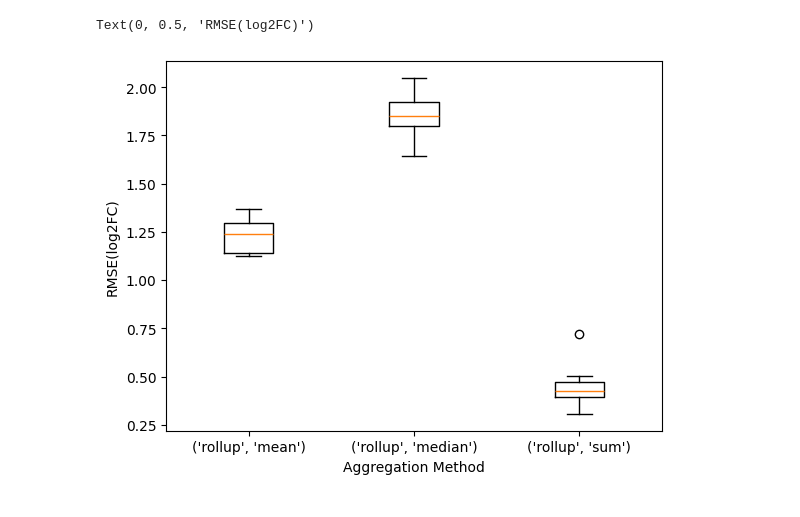
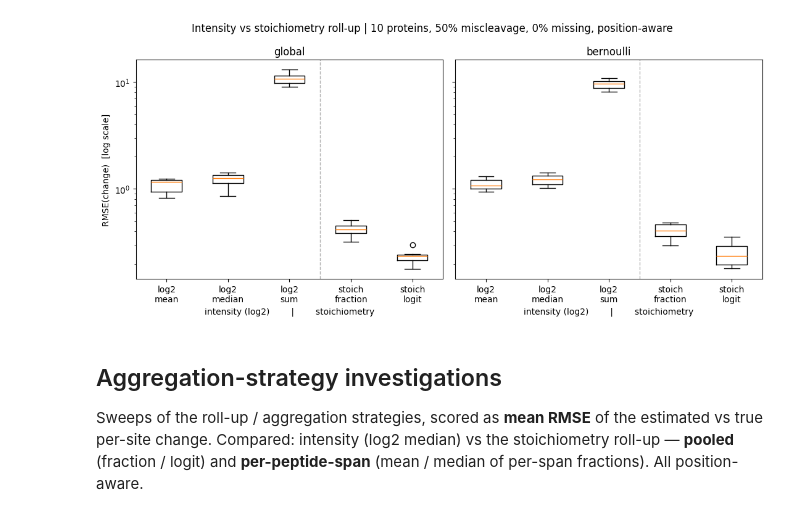
Before and after one commit to pcruzparri/QuantProteomicsSimBox, a Jupyter notebook: src/quantproteomicssimbox/playground.ipynb, the cells around one changed output. Drawn from its saved outputs; the diff is of its cells as text; code cells hidden in the pictures.

```diff
--- a/src/quantproteomicssimbox/playground.ipynb
+++ b/src/quantproteomicssimbox/playground.ipynb
@@ -112,10 +116,24 @@ rmses
 # %%
-plt.boxplot(
-    rmses.values(),
-    tick_labels=rmses.keys(),
-    )
-plt.xlabel("Aggregation Method")
-plt.ylabel("RMSE(log2FC)")
+fig, axes = plt.subplots(1, len(models), figsize=(11, 5), sharey=True, squeeze=False)
+for c, model in enumerate(models):
+    ax = axes[0][c]
+    ax.boxplot([rmses[(model, lab)] for lab in labels], tick_labels=labels)
+    ax.set_yscale("log")
+    ax.axvline(len(intensity_aggs) + 0.5, color="0.7", ls="--", lw=1)
+    ax.set_title(model)
+    ax.set_xlabel("intensity (log2)        |        stoichiometry")
+axes[0][0].set_ylabel("RMSE(change)  [log scale]")
+fig.suptitle(
+    f"Intensity vs stoichiometry roll-up | {number_of_proteins} proteins, "
+    f"{int(incomplete_digestion_rate * 100)}% miscleavage, {int(missingness * 100)}% missing, position-aware"
+)
+fig.tight_layout()
+plt.show()
 # %% [output]
-Text(0, 0.5, 'RMSE(log2FC)')
-[figure, old version]
+[figure, new version]
+# %% [markdown]
+## Aggregation-strategy investigations
+
+Sweeps of the roll-up / aggregation strategies, scored as **mean RMSE** of the estimated vs true
+per-site change. Compared: intensity (log2 median) vs the stoichiometry roll-up — **pooled**
+(fraction / logit) and **per-peptide-span** (mean / median of per-span fractions). All position-aware.
```
Also changed, not shown: parts of 15 cells of this notebook, 11 other files.
